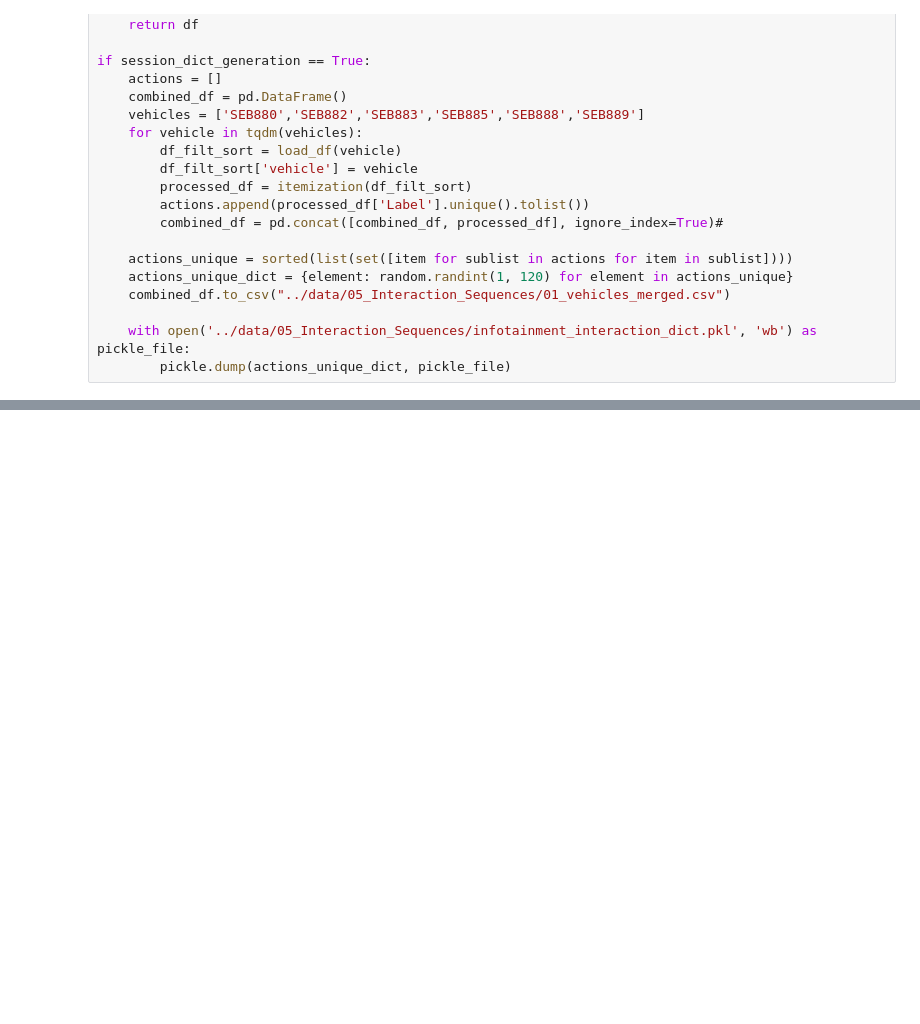
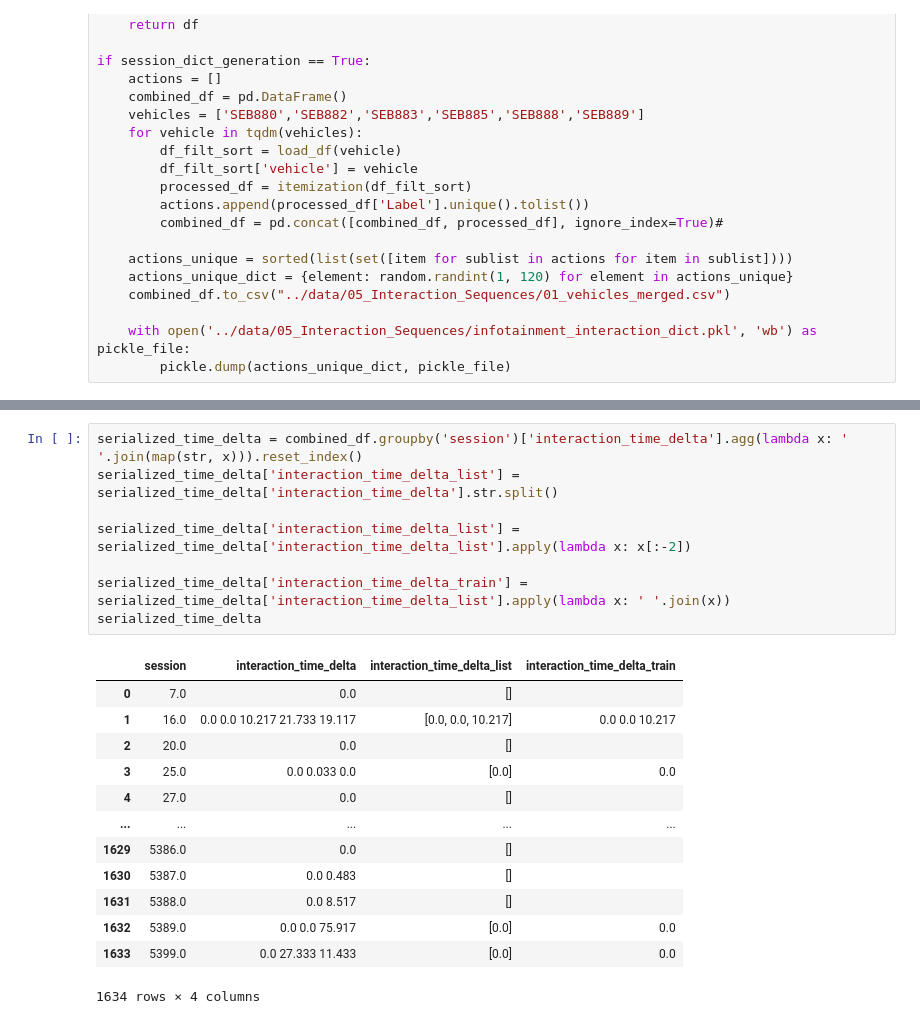
Before and after one commit to sreeragvn/CARSI-II-Master-Thesis-Context-Aware-Recsys, a Jupyter notebook: data_preprocessing/05_sequencing.ipynb, the cells around one changed output, grey strips where cells are left out. Saved outputs shown, nothing was run; the diff lists cells and outputs as text; blank space fills up the shorter version.

```diff
--- a/data_preprocessing/05_sequencing.ipynb
+++ b/data_preprocessing/05_sequencing.ipynb
@@ -117 +149,23 @@ if session_dict_generation == True:
+# %%
+serialized_time_delta = combined_df.groupby('session')['interaction_time_delta'].agg(lambda x: ' '.join(map(str, x))).reset_index()
+serialized_time_delta['interaction_time_delta_list'] = serialized_time_delta['interaction_time_delta'].str.split()
+
+serialized_time_delta['interaction_time_delta_list'] = serialized_time_delta['interaction_time_delta_list'].apply(lambda x: x[:-2])
+
+serialized_time_delta['interaction_time_delta_train'] = serialized_time_delta['interaction_time_delta_list'].apply(lambda x: ' '.join(x))
+serialized_time_delta
+# %% [output]
+|  | session | interaction_time_delta | interaction_time_delta_list | interaction_time_delta_train |
+| 0 | 7.0 | 0.0 | [] |  |
+| 1 | 16.0 | 0.0 0.0 10.217 21.733 19.117 | [0.0, 0.0, 10.217] | 0.0 0.0 10.217 |
+| 2 | 20.0 | 0.0 | [] |  |
+| 3 | 25.0 | 0.0 0.033 0.0 | [0.0] | 0.0 |
+| 4 | 27.0 | 0.0 | [] |  |
+| ... | ... | ... | ... | ... |
+| 1629 | 5386.0 | 0.0 | [] |  |
+| 1630 | 5387.0 | 0.0 0.483 | [] |  |
+| 1631 | 5388.0 | 0.0 8.517 | [] |  |
+| 1632 | 5389.0 | 0.0 0.0 75.917 | [0.0] | 0.0 |
+| 1633 | 5399.0 | 0.0 27.333 11.433 | [0.0] | 0.0 |
+1634 rows × 4 columns
 # %%
```
Also changed, not shown: parts of 6 cells of this notebook, 9 other files.
